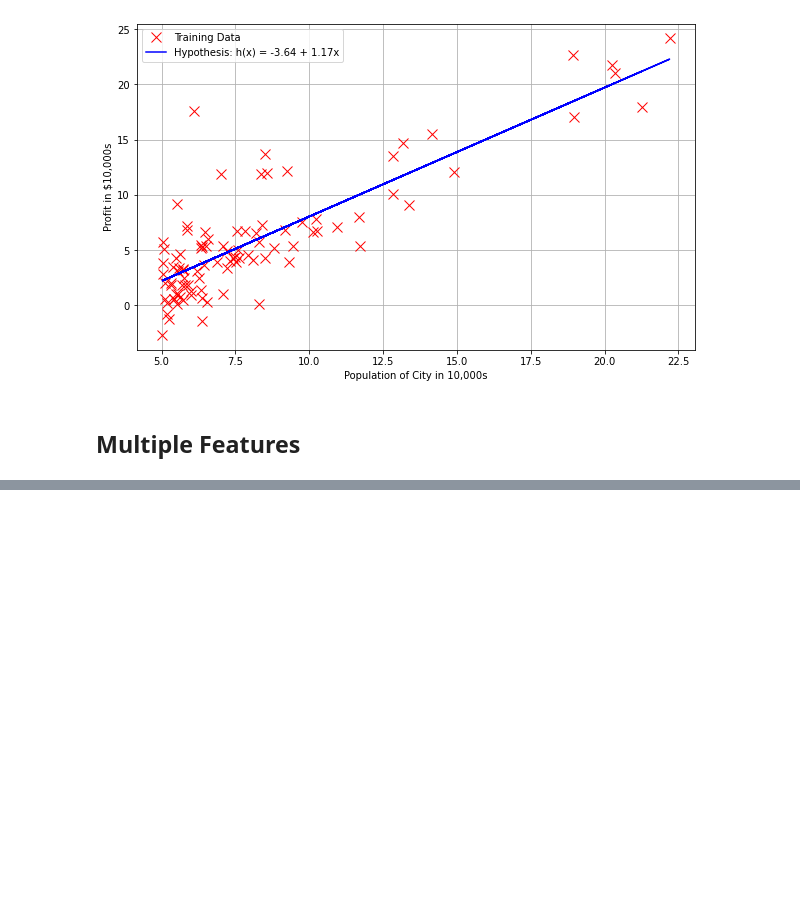
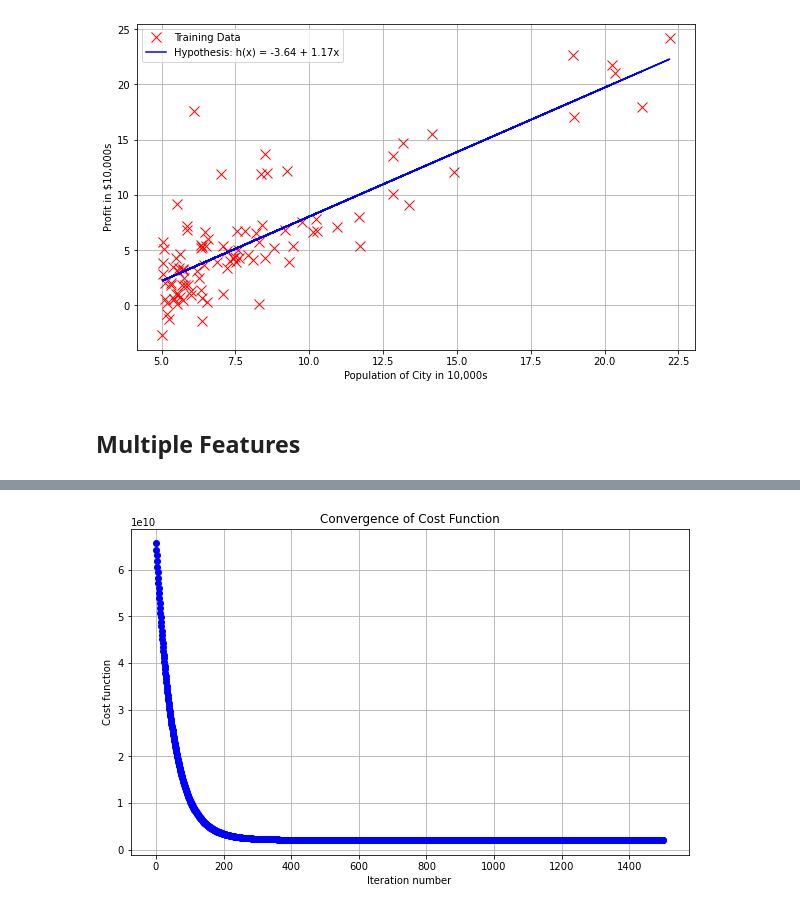
Before and after one commit to MiyamaRemi/Machine-Learning-ex, a Jupyter notebook: ml_ipynb/ex1/ex1.ipynb, the cells around one changed output, grey strips where cells are left out. Saved outputs shown, nothing was run; the diff lists cells and outputs as text; code cells hidden in the pictures; blank space fills up the shorter version.

```diff
--- a/ml_ipynb/ex1/ex1.ipynb
+++ b/ml_ipynb/ex1/ex1.ipynb
@@ -117,0 +146,10 @@ dummy = plt.legend()
+# %%
+#Run gradient descent with multiple variables, initial theta still set to zeros
+#(Note! This doesn't work unless we feature normalize! "overflow encountered in multiply")
+initial_theta = np.zeros((Xnorm.shape[1],1))
+theta, thetahistory, jvec = descendGradient(Xnorm,initial_theta)
+
+#Plot convergence of cost function:
+plotConvergence(jvec)
+# %% [output]
+[figure, added]
```
Also changed, not shown: parts of 5 cells of this notebook, 1 other file.
